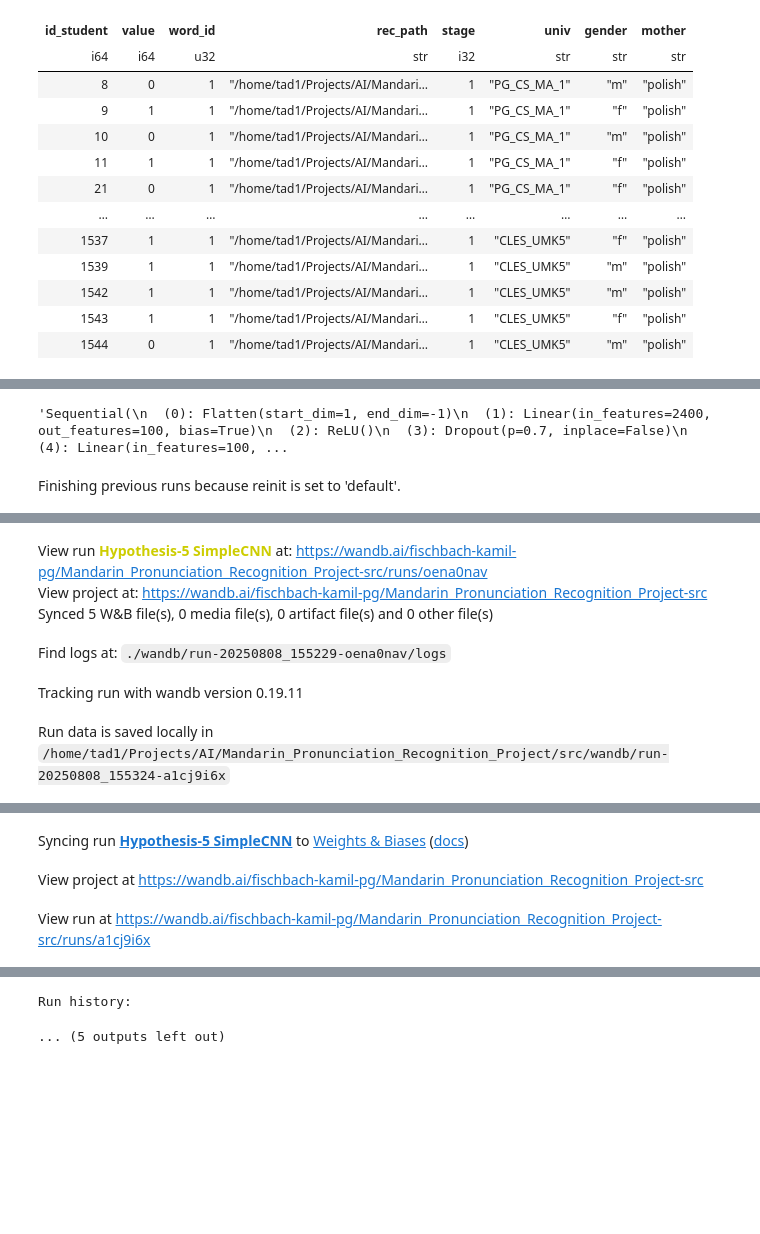
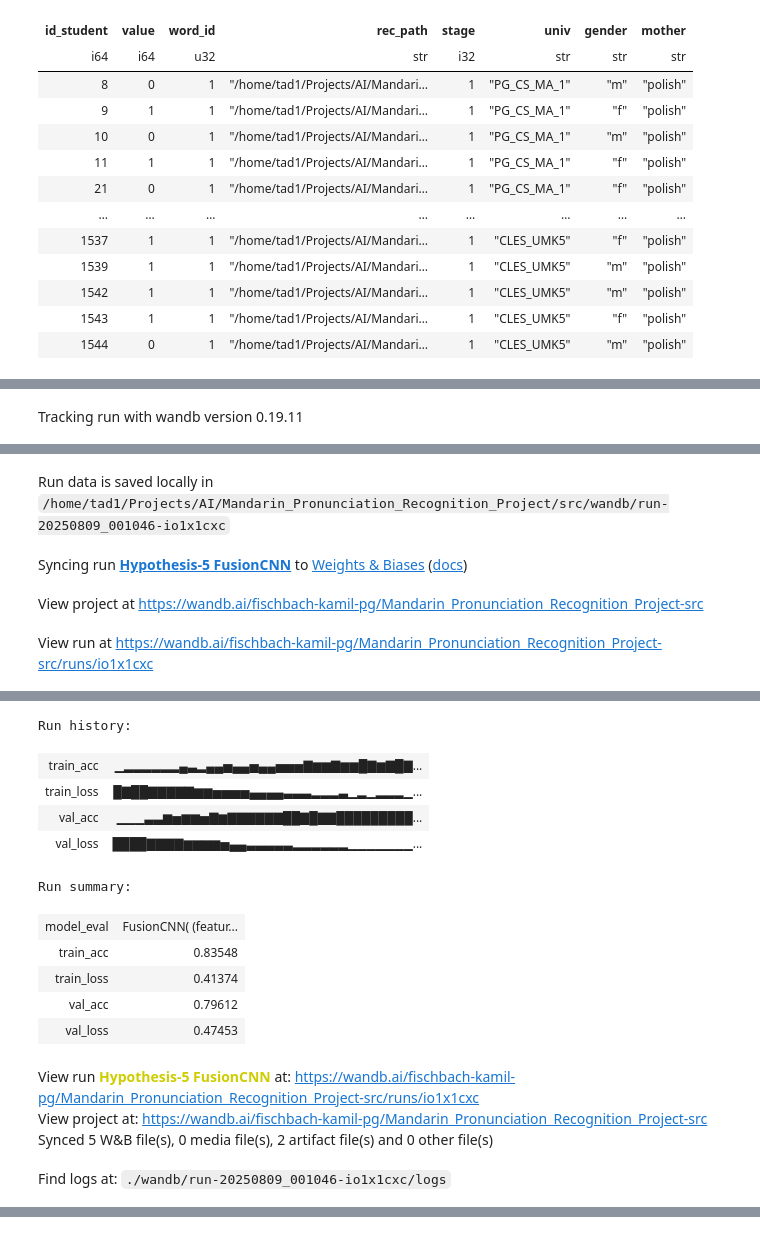
Before and after one commit to tad1/Mandarin_Pronunciation_Recognition_Project, a Jupyter notebook: src/hypothesis.ipynb, the cells around one changed output, grey strips where cells are left out. Drawn from its saved outputs; the diff is of its cells as text; code cells hidden in the pictures; blank space fills up the shorter version.

Commit message:
good model for single word

```diff
--- a/src/hypothesis.ipynb
+++ b/src/hypothesis.ipynb
@@ -73,7 +74,7 @@ reload_module(pytorch_dataloader)
 from pytorch_dataloader import ReshapeCollate, build_collate_fn, PaddingCollate, DefaultCollate
 from functools import partial
 
-from transformation import Channels, TorchVadLogMelSpec, TorchVadMFCC
+from transformation import Channels, RMSEnergy, TorchVadLogMelSpec, TorchVadMFCC, ZeroCrossingRate
 
 reload_function(TorchVadMFCC)
 
@@ -88,11 +89,16 @@ to_dataset = lambda dataframe: TorchDataset(
             TorchVadMFCC(delta=1),
             TorchVadMFCC(delta=2),
         )),
+    Cast(dataframe.get_column("rec_path"), Channels("cat","multiply")(
+            ZeroCrossingRate(),
+            RMSEnergy(),
+        )),
     Cast(dataframe.get_column("value"), lambda x: torch.tensor(x).float()),
 )
 
 collate_fn = build_collate_fn(
-    PaddingCollate(mode="SET_MAX_LEN", max_len=60, pad_dim=2),
+    PaddingCollate(mode="SET_MAX_LEN", max_len=80, pad_dim=2),
+    PaddingCollate(mode="SET_MAX_LEN", max_len=160, pad_dim=1),
     DefaultCollate(),
 )
 dataset_train = to_dataset(train_pl)
@@ -177,19 +149,16 @@ Sequential(
-# %%
-str(model)
-# %% [output]
-'Sequential(\n  (0): Flatten(start_dim=1, end_dim=-1)\n  (1): Linear(in_features=2400, out_features=100, bias=True)\n  (2): ReLU()\n  (3): Dropout(p=0.7, inplace=False)\n  (4): Linear(in_features=100, ...
 # %%
-from models.SimpleCNN_v2 import SimpleCNN
-reload_function(SimpleCNN)
-model = SimpleCNN()
+from models.FusionCNN import FusionCNN
+reload_function(FusionCNN)
+model = FusionCNN(3,2)
 # %%
 # Model variables definition.
 pth = "SimplifiedLightweightCNN.pth"
-lr = 4e-5  # Reduce from 1e-3
-epochs = 100
+lr = 1e-4  # Reduce from 1e-3
+epochs = 200
 model = model.to(device)
 reload_function(train)
-optimizer = torch.optim.Adam(model.parameters(), lr=lr, weight_decay=2e-4)  # Add L2 regularization
+reload_function(evaluate)
+optimizer = torch.optim.Adam(model.parameters(), lr=lr, weight_decay=1e-4)  # Add L2 regularization
 # Add learning rate scheduler
 scheduler = torch.optim.lr_scheduler.ReduceLROnPlateau(
     optimizer, mode='min', factor=0.5, patience=5
@@ -199,7 +168,7 @@ criterion = nn.BCELoss()
 # Start a new wandb run to track this script.
 run = wandb.init(
     # name of the run
-    name="Hypothesis-5 SimpleCNN",
+    name="Hypothesis-5 FusionCNN",
     config={
         "Name": 'SimplifiedLightweightCNN',
         "learning_rate": lr,
@@ -234,4 +203,4 @@ run.log_artifact(artifact)
 # Finish the run so it gets sent to the remote. You can discover the run right after that on the dashboard.
 run.finish()
 # %% [output]
-Finishing previous runs because reinit is set to 'default'.
+Tracking run with wandb version 0.19.11
@@ -239,6 +207,4 @@ Finishing previous runs because reinit is set to 'default'.
-View run Hypothesis-5 SimpleCNN at: https://wandb.ai/fischbach-kamil-pg/Mandarin_Pronunciation_Recognition_Project-src/runs/oena0nav
-View project at: https://wandb.ai/fischbach-kamil-pg/Mandarin_Pronunciation_Recognition_Project-src
-Synced 5 W&B file(s), 0 media file(s), 0 artifact file(s) and 0 other file(s)
+Run data is saved locally in /home/tad1/Projects/AI/Mandarin_Pronunciation_Recognition_Project/src/wandb/run-20250809_001046-io1x1cxc
-Find logs at: ./wandb/run-20250808_155229-oena0nav/logs
+Syncing run Hypothesis-5 FusionCNN to Weights & Biases (docs)
-Tracking run with wandb version 0.19.11
+View project at https://wandb.ai/fischbach-kamil-pg/Mandarin_Pronunciation_Recognition_Project-src
-Run data is saved locally in /home/tad1/Projects/AI/Mandarin_Pronunciation_Recognition_Project/src/wandb/run-20250808_155324-a1cj9i6x
+View run at https://wandb.ai/fischbach-kamil-pg/Mandarin_Pronunciation_Recognition_Project-src/runs/io1x1cxc
@@ -245,3 +229,15 @@ Run data is saved locally in /home/tad1/Projects/AI/Mandarin_Pronunciation_Recog
+Run history:
+| train_acc | ▁▂▂▂▂▂▂▄▃▂▄▄▅▄▄▅▄▄▅▅▅▇▆▆▇▆▆█▇▆▇█▇... |
+| train_loss | █▇██▇▇▇▇▇▆▆▅▅▅▅▄▄▄▄▃▃▃▂▂▂▃▁▂▁▂▂▂▁... |
+| val_acc | ▁▁▁▃▃▆▅▆▆▅▇▆▇▇▇▇▇▇██▇█▇▇█████████... |
+| val_loss | ████▇▇▇▇▆▆▆▆▅▄▄▃▃▃▃▃▂▂▂▂▂▂▁▁▁▁▁▁▁... |
+Run summary:
+| model_eval | FusionCNN( (featur... |
+| train_acc | 0.83548 |
+| train_loss | 0.41374 |
+| val_acc | 0.79612 |
+| val_loss | 0.47453 |
-Syncing run Hypothesis-5 SimpleCNN to Weights & Biases (docs)
+View run Hypothesis-5 FusionCNN at: https://wandb.ai/fischbach-kamil-pg/Mandarin_Pronunciation_Recognition_Project-src/runs/io1x1cxc
+View project at: https://wandb.ai/fischbach-kamil-pg/Mandarin_Pronunciation_Recognition_Project-src
+Synced 5 W&B file(s), 0 media file(s), 2 artifact file(s) and 0 other file(s)
-View project at https://wandb.ai/fischbach-kamil-pg/Mandarin_Pronunciation_Recognition_Project-src
+Find logs at: ./wandb/run-20250809_001046-io1x1cxc/logs
-View run at https://wandb.ai/fischbach-kamil-pg/Mandarin_Pronunciation_Recognition_Project-src/runs/a1cj9i6x
@@ -266,2 +243,0 @@ Epoch 100, Train Loss: 0.4385, Train Acc: 0.8000, Val Loss: 0.6530, Val Acc: 0.6
-Run history:
-... (5 outputs left out)
```
Also changed, not shown: parts of 5 cells of this notebook, 2 other files.
